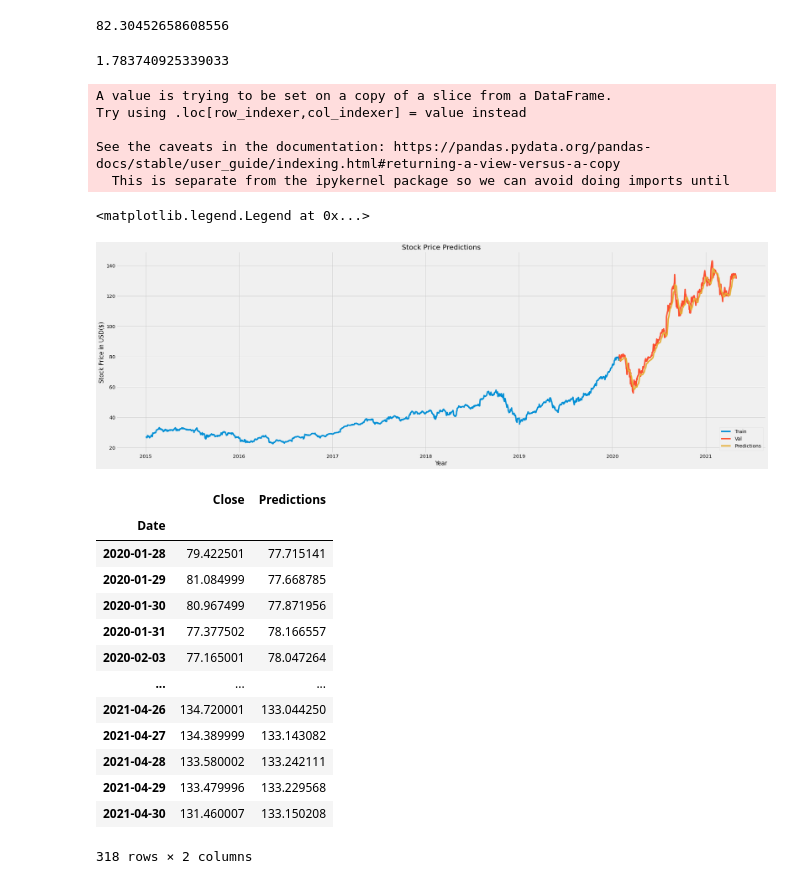
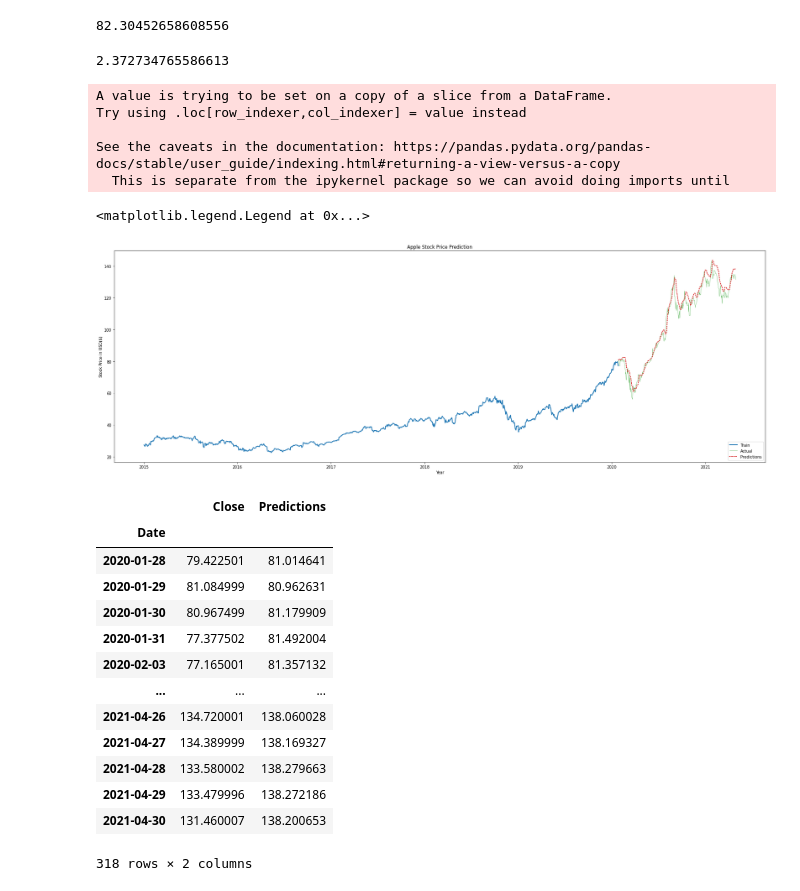
Before and after one commit to aryanxp/Stock-Price-Prediction, a Jupyter notebook: Stock Price Prediction.ipynb, the cells around one changed output. Saved outputs shown, nothing was run; the diff lists cells and outputs as text; code cells hidden in the pictures.

```diff
--- a/Stock Price Prediction.ipynb
+++ b/Stock Price Prediction.ipynb
@@ -11,2 +12,3 @@ import matplotlib.pyplot as plt
 # %%
-df = web.DataReader('AAPL', data_source='yahoo', start='2015-01-01', end='2021-05-02')
+yf.pdr_override()
+df = pdr.get_data_yahoo('AAPL', start='2015-01-01', end='2021-05-02')
@@ -85,7 +89,7 @@ predictions = scaler.inverse_transform(predictions)
 rmse = np.sqrt(np.mean( predictions-y_test )**2 )
 rmse
 # %% [output]
-1.783740925339033
+2.372734765586613
 # %%
 train = data[:training_data_len]
 valid = data[training_data_len:]
@@ -98,29 +102,30 @@ See the caveats in the documentation: https://pandas.pydata.org/pandas-docs/stab
   This is separate from the ipykernel package so we can avoid doing imports until
 # %%
 plt.figure(figsize=(30,10))
-plt.title('Stock Price Predictions')
+plt.title('Apple Stock Price Prediction')
 plt.xlabel('Year')
 plt.ylabel('Stock Price in USD($)')
-plt.plot(train['Close'])
-plt.plot(valid[['Close','Predictions']])
-plt.legend(['Train','Actual Value','Predictions'], loc='lower right')
+plt.plot(train['Close'],'C0',lw=2)
+plt.plot(valid[['Close']],'C2',lw=0.5)
+plt.plot(valid[['Predictions']],'C3',lw=2,dash_capstyle='round',ls=':',antialiased='false')
+plt.legend(['Train','Actual','Predictions'], loc='lower right')
 # %% [output]
 <matplotlib.legend.Legend at 0x...>
-[figure, old version]
+[figure, new version]
 # %%
 valid
 # %% [output]
 |  | Close | Predictions |
 | Date |  |  |
-| 2020-01-28 | 79.422501 | 77.715141 |
-| 2020-01-29 | 81.084999 | 77.668785 |
-| 2020-01-30 | 80.967499 | 77.871956 |
-| 2020-01-31 | 77.377502 | 78.166557 |
-| 2020-02-03 | 77.165001 | 78.047264 |
+| 2020-01-28 | 79.422501 | 81.014641 |
+| 2020-01-29 | 81.084999 | 80.962631 |
+| 2020-01-30 | 80.967499 | 81.179909 |
+| 2020-01-31 | 77.377502 | 81.492004 |
+| 2020-02-03 | 77.165001 | 81.357132 |
 | ... | ... | ... |
-| 2021-04-26 | 134.720001 | 133.044250 |
-| 2021-04-27 | 134.389999 | 133.143082 |
-| 2021-04-28 | 133.580002 | 133.242111 |
-| 2021-04-29 | 133.479996 | 133.229568 |
-| 2021-04-30 | 131.460007 | 133.150208 |
+| 2021-04-26 | 134.720001 | 138.060028 |
+| 2021-04-27 | 134.389999 | 138.169327 |
+| 2021-04-28 | 133.580002 | 138.279663 |
+| 2021-04-29 | 133.479996 | 138.272186 |
+| 2021-04-30 | 131.460007 | 138.200653 |
 318 rows × 2 columns
```
Also changed, not shown: parts of 5 cells of this notebook.
